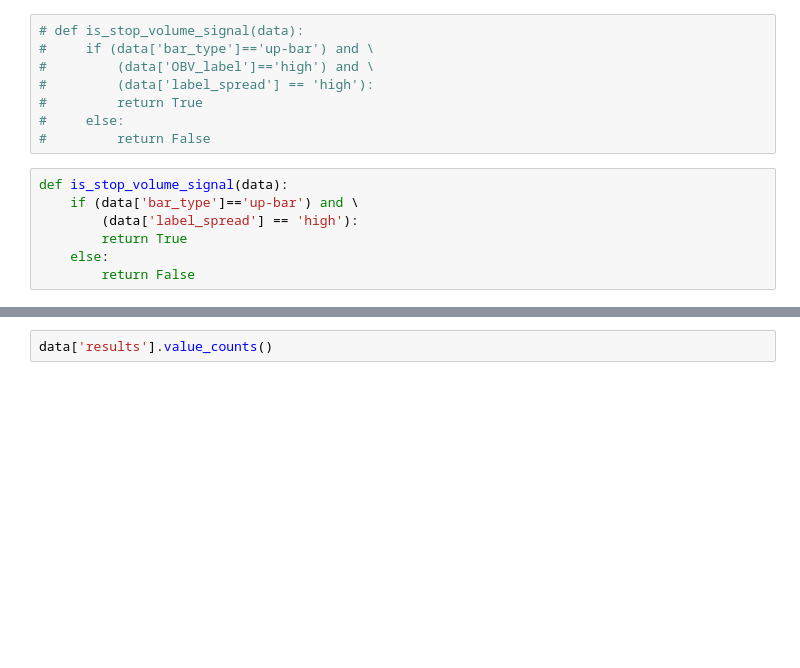
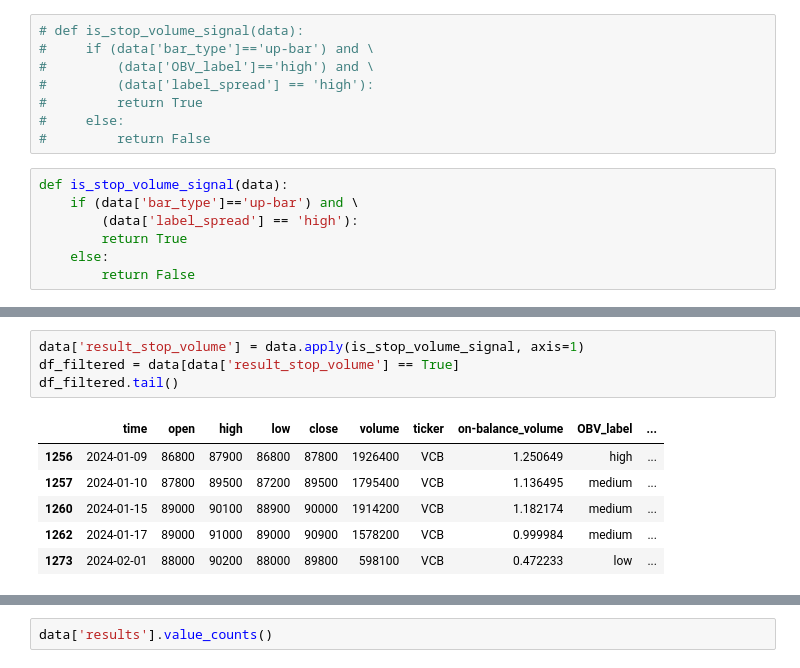
Before and after one commit to jsyizdabet/Attacker-2024, a Jupyter notebook: Build Algo/Buy-sell Signal Algo/alphas.ipynb, the cells around one changed output, grey strips where cells are left out. Cells and saved outputs as stored; diff of their text form; blank space fills up the shorter version.

```diff
--- a/Build Algo/Buy-sell Signal Algo/alphas.ipynb
+++ b/Build Algo/Buy-sell Signal Algo/alphas.ipynb
@@ -132,0 +142,11 @@ def is_stop_volume_signal(data):
+# %%
+data['result_stop_volume'] = data.apply(is_stop_volume_signal, axis=1)
+df_filtered = data[data['result_stop_volume'] == True]
+df_filtered.tail()
+# %% [output]
+|  | time | open | high | low | close | volume | ticker | on-balance_volume | OBV_label | ... |
+| 1256 | 2024-01-09 | 86800 | 87900 | 86800 | 87800 | 1926400 | VCB | 1.250649 | high | ... |
+| 1257 | 2024-01-10 | 87800 | 89500 | 87200 | 89500 | 1795400 | VCB | 1.136495 | medium | ... |
+| 1260 | 2024-01-15 | 89000 | 90100 | 88900 | 90000 | 1914200 | VCB | 1.182174 | medium | ... |
+| 1262 | 2024-01-17 | 89000 | 91000 | 89000 | 90900 | 1578200 | VCB | 0.999984 | medium | ... |
+| 1273 | 2024-02-01 | 88000 | 90200 | 88000 | 89800 | 598100 | VCB | 0.472233 | low | ... |
```
Also changed, not shown: parts of 21 cells of this notebook.
